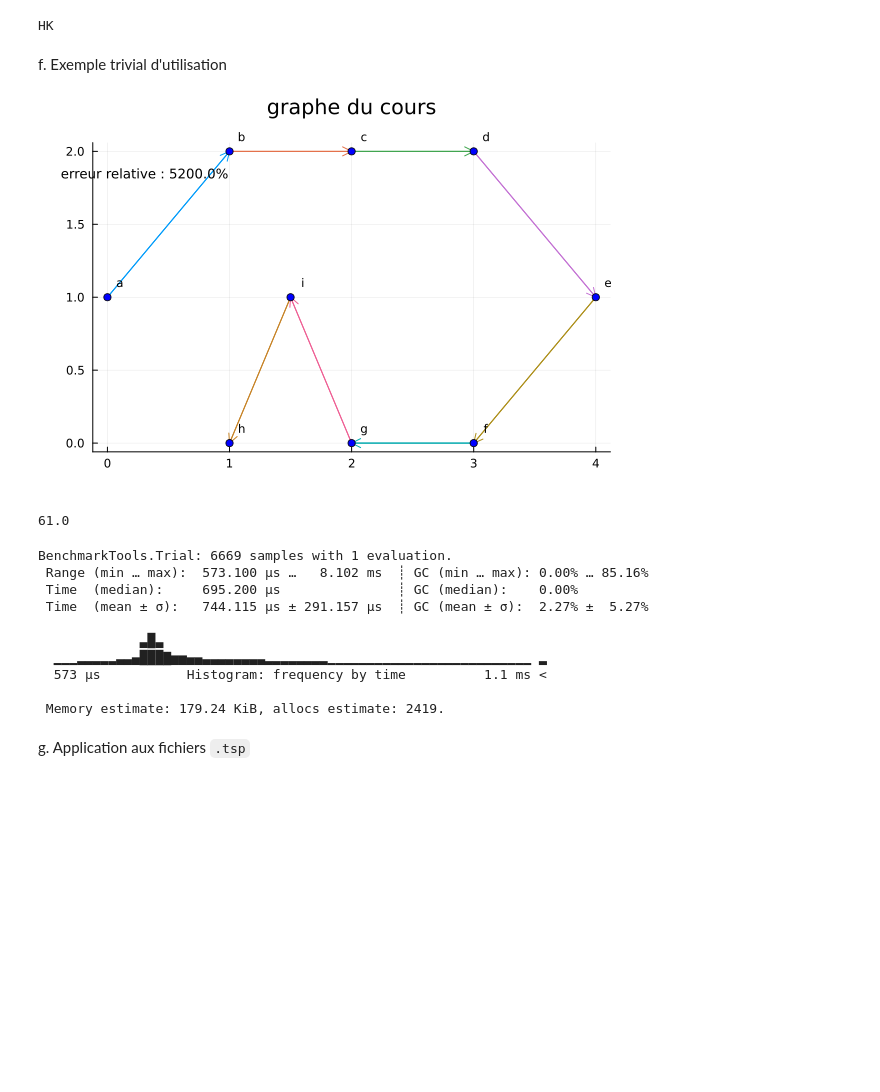
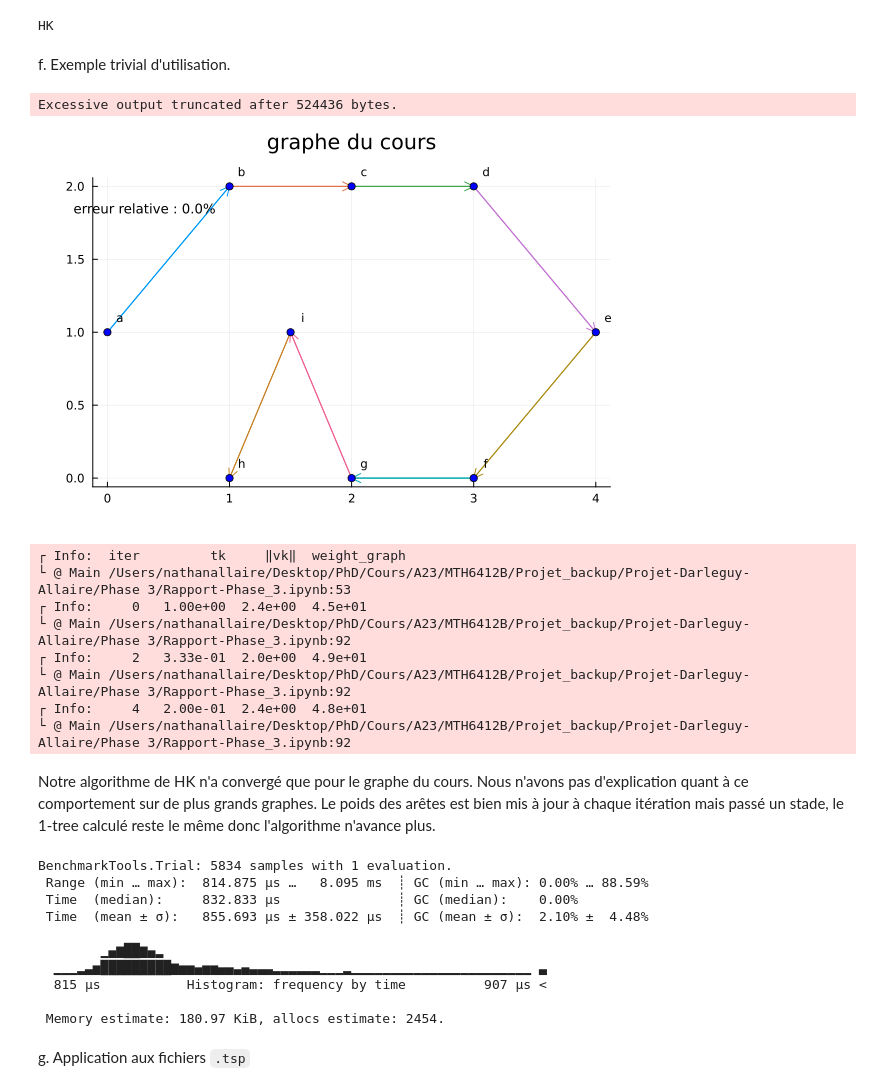
Before and after one commit to nathanemac/Projet-Darleguy-Allaire, a Jupyter notebook: Phase 3/Rapport-Phase_3.ipynb, the cells around one changed output. Saved outputs shown, nothing was run; the diff lists cells and outputs as text; code cells hidden in the pictures; blank space fills up the shorter version.

Commit message:
Phase3vf

```diff
--- a/Phase 3/Rapport-Phase_3.ipynb
+++ b/Phase 3/Rapport-Phase_3.ipynb
@@ -517,13 +521,0 @@ c. Fonction suivante permettant de récupérer un vecteur contenant les arêtes
-# %%
-"""Renvoie un vecteur contenant les arêtes reliant le noeud node à ses voisins"""
-function neighbours(graph::ExtendedGraph, node::Node)
-  arêtes_voisins = []
-  for e in graph.edges
-    noeud1 = e.start_node
-    noeud2 = e.end_node
-    if (node == noeud1 || node == noeud2)
-      push!(arêtes_voisins, e)
-    end
-  end
-  return arêtes_voisins
-end
@@ -571,11 +565,11 @@ Implémente une partie de l'algorithme de HK renvoyant une tournée optimale d'u
 - `special_node::Node` = graph.nodes[1] : noeud spécial pour déterminer un 1-tree minimal
 - `maxIter::Int = 1000` : nombre maximal d'itérations
 - `ϵ::Real = 1e-3` : lorsque chaque noeud a exactement deux voisins, vk = zeros(length(graph.nodes)) donc sa norme est proche de 0
-- `verbose::Int=-1` : si > 0, affiche des détails de l'itération courante toutes les `verbose`` itérations
+- `verbose::Int=-1` : si > 0, affiche des détails de l'itération courante toutes les `verbose` itérations
 - `compute_tk::Function = compute_tk` : fonction de calcul par défaut de tk, voir `compute_tk` pour davantage d'informations. Cet argument peut être modifié afin d'implémenter une méthode de calcul de tk propre à l'utilisateur.
 
 # Sortie :
-`Tk::ExtendedGraph` : graphe dont les arêtes forment une tournée optimale si le critère sur ϵ a été atteint.
+`Tk::ExtendedGraph` : graphe dont les arêtes forment une tournée optimale si le critère sur ϵ a été atteint. Sinon, s'arrête en maxIter itérations.
 
 """
 function HK(graph::ExtendedGraph; kruskal_or_prim = Kruskal,
@@ -653,9 +647,9 @@ function HK(graph::ExtendedGraph; kruskal_or_prim = Kruskal,
       infoline = @sprintf "%5d  %9.2e  %7.1e  %7.1e" k tk nvk total_weight
     end
 
-    if k == maxIter
+    if k == maxIter && verbose > 0
       println("maximum iteration criterion reached at k = $k")
-    elseif nvk ≤ ϵ
+    elseif nvk ≤ ϵ && verbose > 0
       println("algorithm converged to a optimal tour at k = $k")
     end
   end
@@ -684,31 +678,38 @@ end
 # %% [output]
 HK
 # %% [markdown]
-f. Exemple trivial d'utilisation
+f. Exemple trivial d'utilisation.
 # %%
-r = HK(cours) # converge en 15 itérations pour le noeud 1
+r = HK(cours, verbose=2) # converge en 15 itérations pour le noeud 1
 tour_cours = ["a", "b", "c", "d", "e", "f", "g", "i", "h"]
-tracer_graphe(tour_cours, cours, offset_x = 0.1, offset_y = 0.1)
+tracer_graphe(tour_cours, cours, offset_x = 0.1, offset_y = 0.1, poids_opti=53)
 # %% [output]
+Excessive output truncated after 524436 bytes.
-[figure, old version]
+[figure, new version]
+┌ Info:  iter         tk     ‖vk‖  weight_graph
+└ @ Main /Users/nathanallaire/Desktop/PhD/Cours/A23/MTH6412B/Projet_backup/Projet-Darleguy-Allaire/Phase 3/Rapport-Phase_3.ipynb:53
+┌ Info:     0   1.00e+00  2.4e+00  4.5e+01
+└ @ Main /Users/nathanallaire/Desktop/PhD/Cours/A23/MTH6412B/Projet_backup/Projet-Darleguy-Allaire/Phase 3/Rapport-Phase_3.ipynb:92
+┌ Info:     2   3.33e-01  2.0e+00  4.9e+01
+└ @ Main /Users/nathanallaire/Desktop/PhD/Cours/A23/MTH6412B/Projet_backup/Projet-Darleguy-Allaire/Phase 3/Rapport-Phase_3.ipynb:92
+┌ Info:     4   2.00e-01  2.4e+00  4.8e+01
+└ @ Main /Users/nathanallaire/Desktop/PhD/Cours/A23/MTH6412B/Projet_backup/Projet-Darleguy-Allaire/Phase 3/Rapport-Phase_3.ipynb:92
-# %%
-poids_tour_cours = sum(map(edge -> edge.weight, r.edges))
-# %% [output]
-61.0
+# %% [markdown]
+Notre algorithme de HK n'a convergé que pour le graphe du cours. Nous n'avons pas d'explication quant à ce comportement sur de plus grands graphes. Le poids des arêtes est bien mis à jour à chaque itération mais passé un stade, le 1-tree calculé reste le même donc l'algorithme n'avance plus.
 # %%
 using BenchmarkTools
 r = @benchmark HK($cours) # converge en 15 itérations pour le noeud 1
 # %% [output]
-BenchmarkTools.Trial: 6669 samples with 1 evaluation.
- Range (min … max):  573.100 μs …   8.102 ms  ┊ GC (min … max): 0.00% … 85.16%
- Time  (median):     695.200 μs               ┊ GC (median):    0.00%
- Time  (mean ± σ):   744.115 μs ± 291.157 μs  ┊ GC (mean ± σ):  2.27% ±  5.27%
+BenchmarkTools.Trial: 5834 samples with 1 evaluation.
+ Range (min … max):  814.875 μs …   8.095 ms  ┊ GC (min … max): 0.00% … 88.59%
+ Time  (median):     832.833 μs               ┊ GC (median):    0.00%
+ Time  (mean ± σ):   855.693 μs ± 358.022 μs  ┊ GC (mean ± σ):  2.10% ±  4.48%
 
-             ▃█▃
-  ▁▁▁▂▂▂▂▂▃▃▄███▇▅▅▄▄▃▃▃▃▃▃▃▃▂▂▂▂▂▂▂▂▁▁▁▁▁▁▁▁▁▁▁▁▁▁▁▁▁▁▁▁▁▁▁▁▁▁ ▂
-  573 μs           Histogram: frequency by time          1.1 ms <
+        ▁▄▆██▆▄▂
+  ▁▁▁▂▃▅█████████▆▅▅▄▅▅▄▄▃▄▃▃▃▂▂▂▂▂▂▁▁▁▂▁▁▁▁▁▁▁▁▁▁▁▁▁▁▁▁▁▁▁▁▁▁▁ ▃
+  815 μs           Histogram: frequency by time          907 μs <
 
- Memory estimate: 179.24 KiB, allocs estimate: 2419.
+ Memory estimate: 180.97 KiB, allocs estimate: 2454.
 # %% [markdown]
 g. Application aux fichiers `.tsp`
 # %%
```
Also changed, not shown: parts of 22 cells of this notebook.
